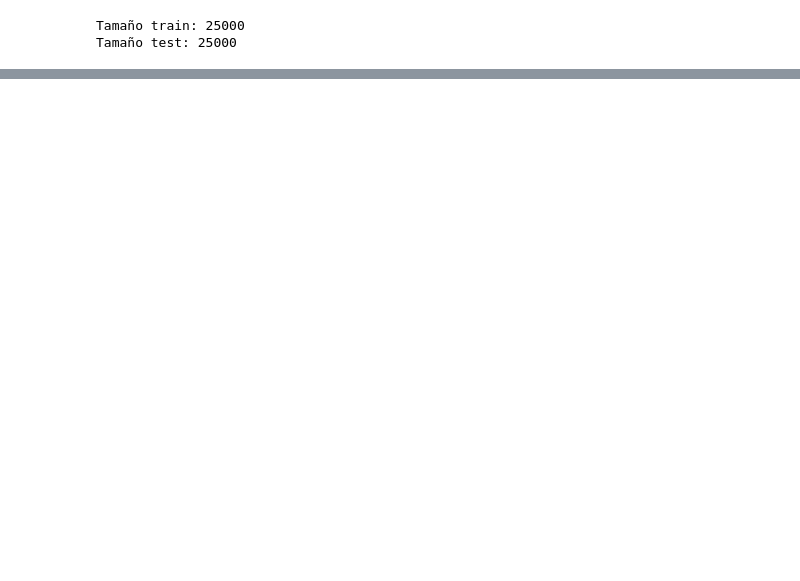
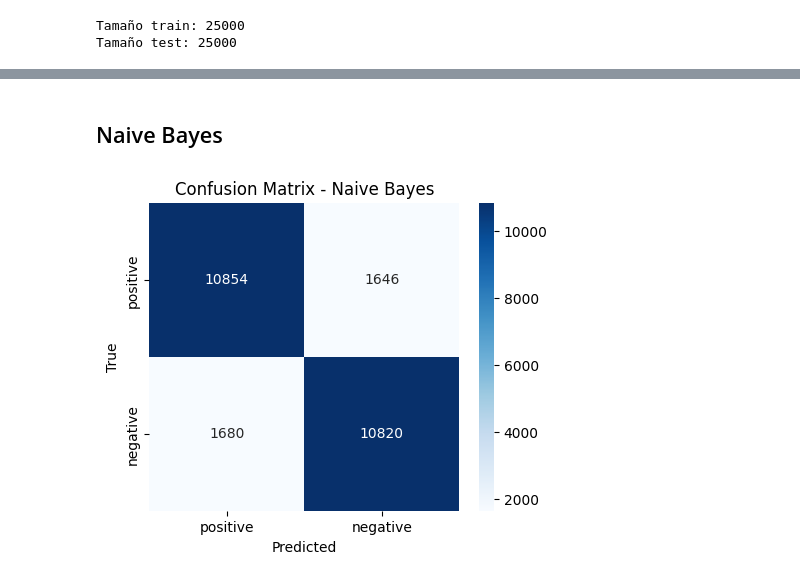
Before and after one commit to priscilacervantes25/Project-No.-1_N-grams, a Jupyter notebook: Project-No.1.ipynb, the cells around one changed output, grey strips where cells are left out. Drawn from its saved outputs; the diff is of its cells as text; code cells hidden in the pictures; blank space fills up the shorter version.

```diff
--- a/Project-No.1.ipynb
+++ b/Project-No.1.ipynb
@@ -34,0 +116,14 @@ Tamaño test: 25000
+# %%
+# Definir el vectorizador con unigramas, bigramas y trigramas
+vectorizer = CountVectorizer(ngram_range=(1,3), max_features=50000)
+# max_features: limita vocabulario para no explotar la RAM
+
+#  Ajustar al train y transformar
+X_train = vectorizer.fit_transform(train_df["clean_review"])
+X_test = vectorizer.transform(test_df["clean_review"])
+
+y_train = train_df["sentiment"]
+y_test = test_df["sentiment"]
+
+print("Shape X_train:", X_train.shape)
+print("Shape X_test:", X_test.shape)
@@ -34,0 +137,7 @@ Tamaño test: 25000
+# %%
+logreg = LogisticRegression(max_iter=1000, solver="saga")
+logreg.fit(X_train, y_train)
+y_pred_logreg = logreg.predict(X_test)
+print("Logistic Regression")
+print("Accuracy:", accuracy_score(y_test, y_pred_logreg))
+print(classification_report(y_test, y_pred_logreg))
@@ -34,0 +157,7 @@ Tamaño test: 25000
+# %%
+nb = MultinomialNB()
+nb.fit(X_train, y_train)
+y_pred_nb = nb.predict(X_test)
+print("Naive Bayes")
+print("Accuracy:", accuracy_score(y_test, y_pred_nb))
+print(classification_report(y_test, y_pred_nb))
@@ -34,0 +197,11 @@ Tamaño test: 25000
+# %%
+def plot_confusion(y_true, y_pred, title):
+    cm = confusion_matrix(y_true, y_pred, labels=["positive", "negative"])
+    plt.figure(figsize=(5,4))
+    sns.heatmap(cm, annot=True, fmt="d", cmap="Blues",
+                xticklabels=["positive", "negative"],
+                yticklabels=["positive", "negative"])
+    plt.xlabel("Predicted")
+    plt.ylabel("True")
+    plt.title(title)
+    plt.show()
@@ -34,0 +214,6 @@ Tamaño test: 25000
+# %% [markdown]
+## Naive Bayes
+# %%
+plot_confusion(y_test, y_pred_nb, "Confusion Matrix - Naive Bayes")
+# %% [output]
+[figure, added]
```
Also changed, not shown: parts of 24 cells of this notebook.
